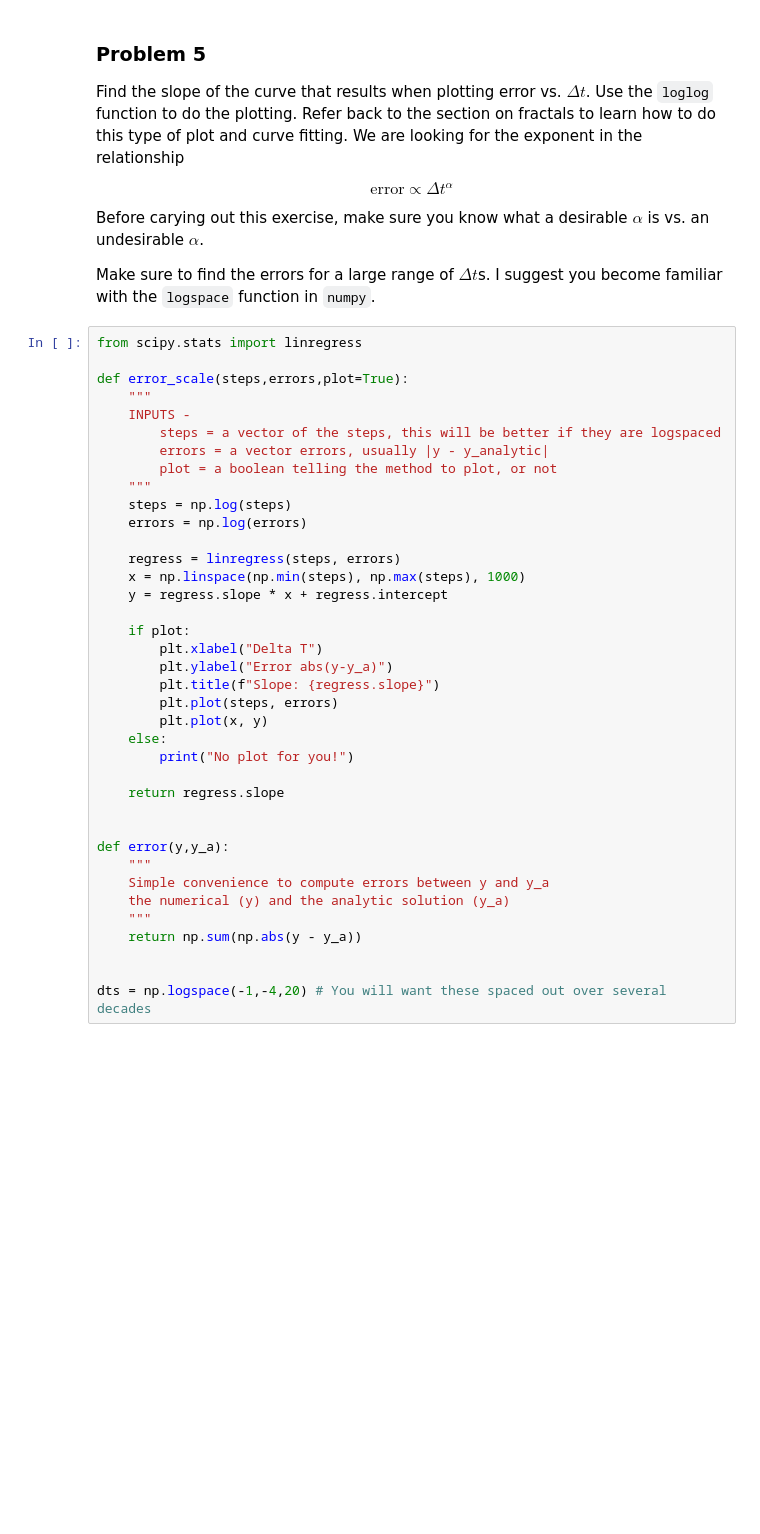
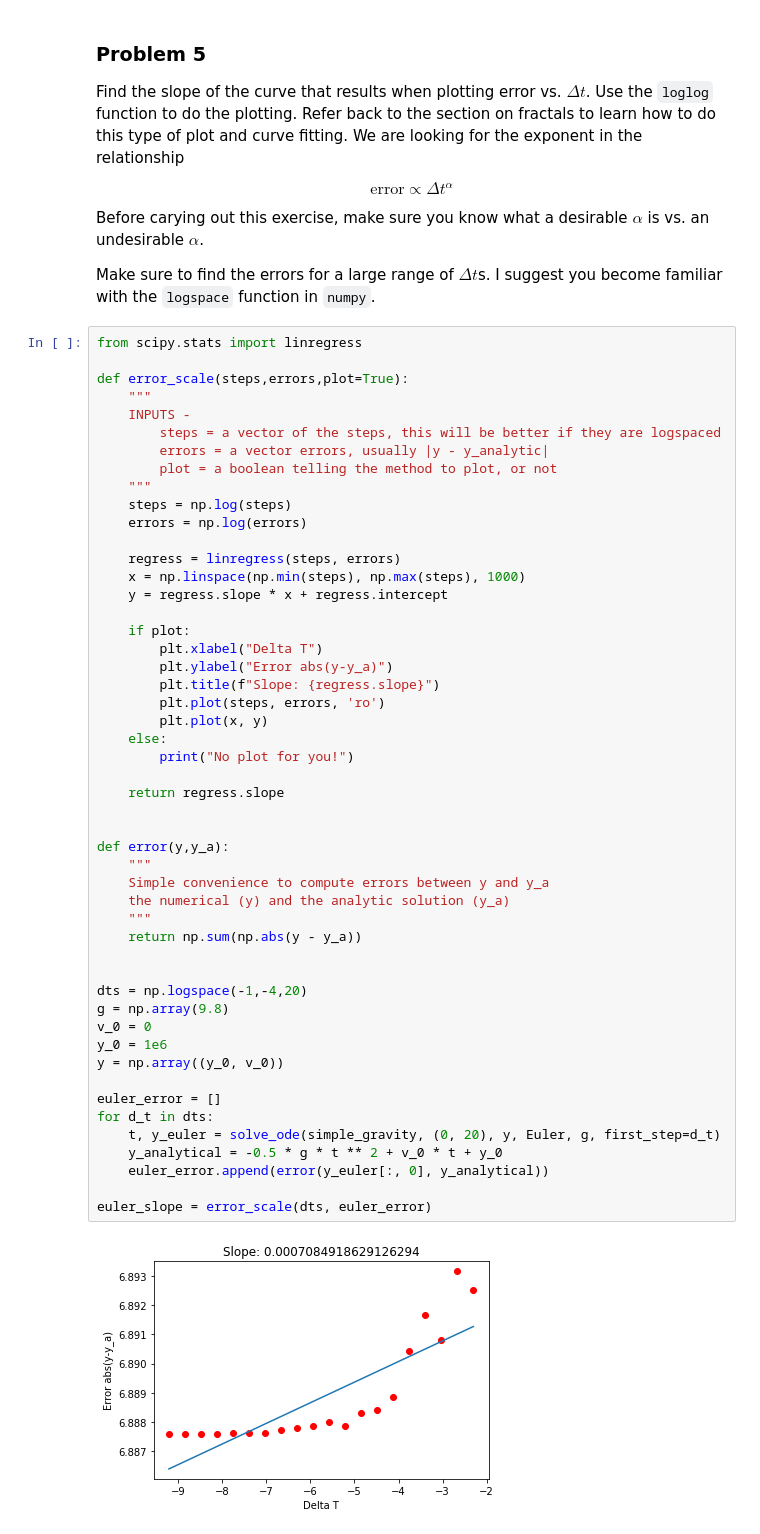
Before and after one commit to DaithiMartin/Simulation_Modeling_CSCI-577, a Jupyter notebook: Week_6_ODE_Solvers/Falling Body and ODE Method - Student Starting Point.ipynb, the cells around one changed output. Drawn from its saved outputs; the diff is of its cells as text; blank space fills up the shorter version.

```diff
--- a/Week_6_ODE_Solvers/Falling Body and ODE Method - Student Starting Point.ipynb
+++ b/Week_6_ODE_Solvers/Falling Body and ODE Method - Student Starting Point.ipynb
@@ -221,32 +283,46 @@ def error_scale(steps,errors,plot=True):
         steps = a vector of the steps, this will be better if they are logspaced
         errors = a vector errors, usually |y - y_analytic|
         plot = a boolean telling the method to plot, or not
     """
     steps = np.log(steps)
     errors = np.log(errors)
 
     regress = linregress(steps, errors)
     x = np.linspace(np.min(steps), np.max(steps), 1000)
     y = regress.slope * x + regress.intercept
 
     if plot:
         plt.xlabel("Delta T")
         plt.ylabel("Error abs(y-y_a)")
         plt.title(f"Slope: {regress.slope}")
-        plt.plot(steps, errors)
+        plt.plot(steps, errors, 'ro')
         plt.plot(x, y)
     else:
         print("No plot for you!")
 
     return regress.slope
 
 
 def error(y,y_a):
     """
     Simple convenience to compute errors between y and y_a
     the numerical (y) and the analytic solution (y_a)
     """
     return np.sum(np.abs(y - y_a))
 
 
-dts = np.logspace(-1,-4,20) # You will want these spaced out over several decades
+dts = np.logspace(-1,-4,20)
+g = np.array(9.8)
+v_0 = 0
+y_0 = 1e6
+y = np.array((y_0, v_0))
+
+euler_error = []
+for d_t in dts:
+    t, y_euler = solve_ode(simple_gravity, (0, 20), y, Euler, g, first_step=d_t)
+    y_analytical = -0.5 * g * t ** 2 + v_0 * t + y_0
+    euler_error.append(error(y_euler[:, 0], y_analytical))
+
+euler_slope = error_scale(dts, euler_error)
+# %% [output]
+[figure, added]
```
Also changed, not shown: parts of 18 cells of this notebook.
